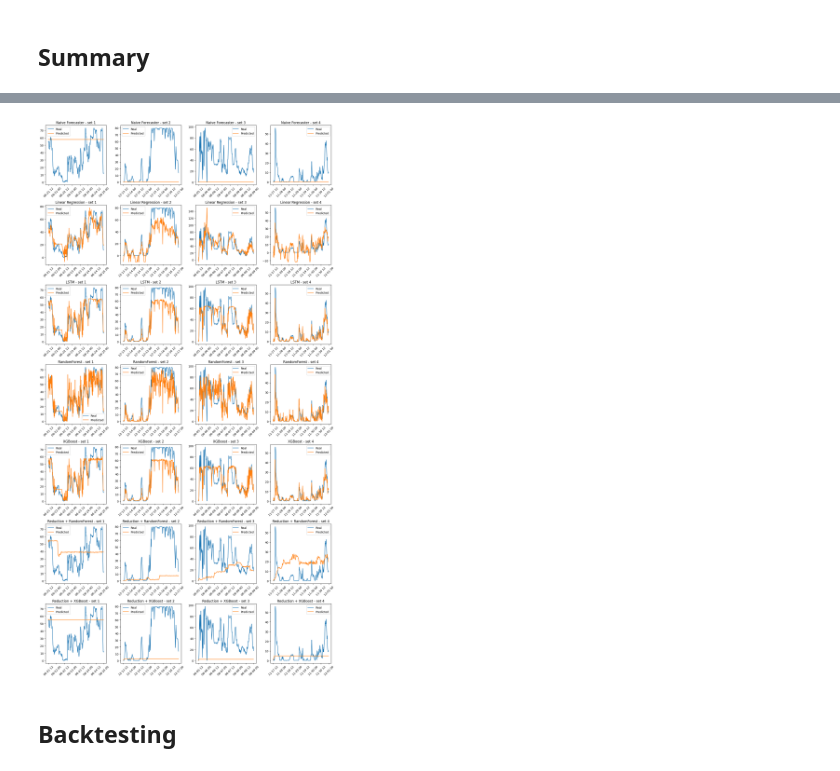
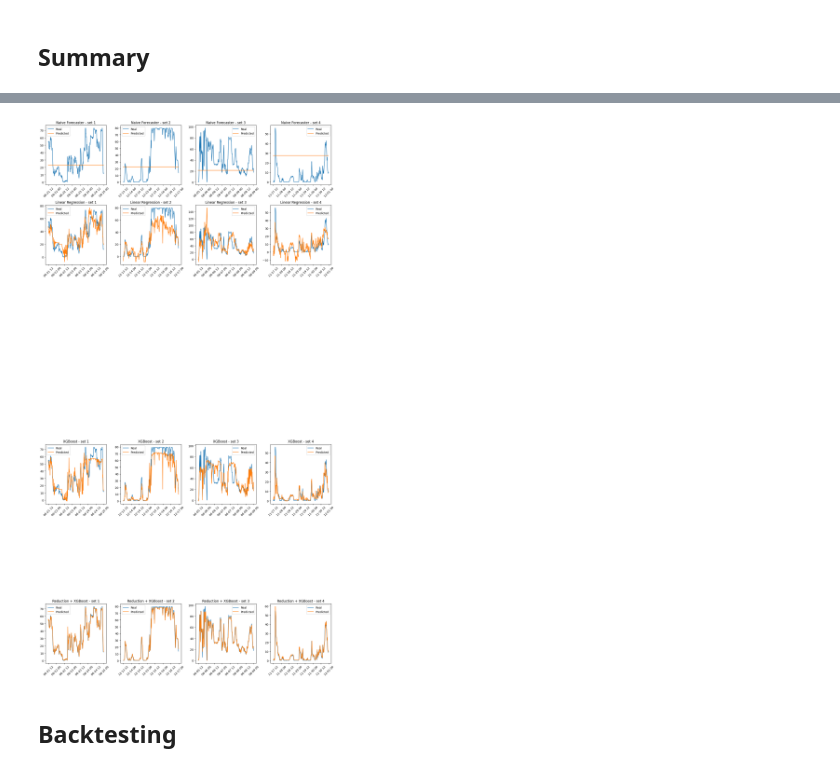
Before and after one commit to hussainv5253/MLProject, a Jupyter notebook: TEST_1_models.ipynb, the cells around one changed output, grey strips where cells are left out. Drawn from its saved outputs; the diff is of its cells as text; code cells hidden in the pictures.

```diff
--- a/TEST_1_models.ipynb
+++ b/TEST_1_models.ipynb
@@ -277,12 +281,14 @@ print(df_wf1.index.freq)
 # %% [markdown]
 ## **Naïve forecaster model**
 # %%
+start_time_naive = time.time()
+
 naive_predictions_dict = {}
 
 for i, (y_train, _) in enumerate(train_datasets, 1):
     y_test, _ = test_datasets[i - 1]
 
-    forecast_naive = NaiveForecaster(strategy="last")
+    forecast_naive = NaiveForecaster(strategy="mean")
     forecasted_naive = forecast_naive.fit(y_train)
 
     forecast_horizon = ForecastingHorizon([i for i in range(1, len(y_test) + 1)])
@@ -295,6 +301,9 @@ y_pred_naive_1 = naive_predictions_dict['predictions_1']
 y_pred_naive_2 = naive_predictions_dict['predictions_2']
 y_pred_naive_3 = naive_predictions_dict['predictions_3']
 y_pred_naive_4 = naive_predictions_dict['predictions_4']
+
+end_time_naive = time.time()
+execution_time_naive = end_time_naive - start_time_naive
 # %% [markdown]
 ## **Linear regression model**
 # %%
@@ -418,19 +462,35 @@ y_pred_reduction_randomforest_4 = predictions_reduction_randomforest_dict['predi
 # %% [markdown]
 ## **Reduction XGBoost model**
 # %%
+start_time_reduction_xgboost = time.time()
+
 predictions_reduction_xgboost_dict = {}
 
 for i, (y_train, X_train) in enumerate(train_datasets, 1):
     y_test, X_test = test_datasets[i - 1]
 
-    #forecaster = make_reduction(xgboost_model, strategy='recursive', window_length=200)
-    forecaster = make_reduction(xgboost_model, strategy='recursive', window_length=5)
+    forecaster = make_reduction(
+        xgboost_model,
+        window_length=6,
+        strategy='recursive',
+        windows_identical=False
+    )
+
+    #forecaster = UpdateEvery(forecaster, update_params=True, period=10)
     forecaster.fit(y_train)
 
-    horizon = list(range(1, len(y_test) + 1))
-    predictions_reductions_recursive = forecaster.predict(fh=horizon)
+    forecast_xgboost = []
 
-    predictions_reduction_xgboost_dict[f'predictions_{i}'] = predictions_reductions_recursive
+    for t in range(len(y_test)):
+
+        y_pred_i = forecaster.predict(fh=1)
+        forecast_xgboost.append(y_pred_i.iloc[0])
+        forecaster.update(y_test.iloc[t:t+1])
+
+    predictions_reduction_xgboost_dict[f'predictions_{i}'] = pd.Series(forecast_xgboost, index=y_test.index)
+
+end_time_reduction_xgboost = time.time()
+execution_time_reduction_xgboost = end_time_reduction_xgboost - start_time_reduction_xgboost
 
 y_pred_reduction_xgboost_1 = predictions_reduction_xgboost_dict['predictions_1']
 y_pred_reduction_xgboost_2 = predictions_reduction_xgboost_dict['predictions_2']
@@ -587,6 +780,7 @@ plt.title('Linear Regression - set 4')
 plt.legend()
 plt.xticks(rotation=45)
 
+"""
 # Plot LSTM
 plt.subplot(7, 4, 9)
 plt.plot(y_test_1, label='Real')
@@ -644,6 +838,8 @@ plt.plot(y_pred_randomforest_4, label='Predicted')
 plt.title('RandomForest - set 4')
 plt.legend()
 plt.xticks(rotation=45)
+"""
+
 
 # Plot XGBoost
 plt.subplot(7, 4, 17)
@@ -674,6 +870,7 @@ plt.title('XGBoost - set 4')
 plt.legend()
 plt.xticks(rotation=45)
 
+"""
 # Plot Reduction + RandomForest
 plt.subplot(7, 4, 21)
 plt.plot(y_test_1, label='Real')
@@ -702,40 +899,41 @@ plt.plot(y_pred_reduction_randomforest_4, label='Predicted')
 plt.title('Reduction + RandomForest - set 4')
 plt.legend()
 plt.xticks(rotation=45)
+"""
 
 # Plot Reduction + XGBoost
 plt.subplot(7, 4, 25)
 plt.plot(y_test_1, label='Real')
 plt.plot(y_pred_reduction_xgboost_1, label='Predicted')
 plt.title('Reduction + XGBoost - set 1')
 plt.legend()
 plt.xticks(rotation=45)
 
 plt.subplot(7, 4, 26)
 plt.plot(y_test_2, label='Real')
 plt.plot(y_pred_reduction_xgboost_2, label='Predicted')
 plt.title('Reduction + XGBoost - set 2')
 plt.legend()
 plt.xticks(rotation=45)
 
 plt.subplot(7, 4, 27)
 plt.plot(y_test_3, label='Real')
 plt.plot(y_pred_reduction_xgboost_3, label='Predicted')
 plt.title('Reduction + XGBoost - set 3')
 plt.legend()
 plt.xticks(rotation=45)
 
 plt.subplot(7, 4, 28)
 plt.plot(y_test_4, label='Real')
 plt.plot(y_pred_reduction_xgboost_4, label='Predicted')
 plt.title('Reduction + XGBoost - set 4')
 plt.legend()
 plt.xticks(rotation=45)
 
 plt.tight_layout()
 plt.show()
 # %% [output]
-[figure, old version]
+[figure, new version]
 # %% [markdown]
 ## **Backtesting**
 # %%
```
Also changed, not shown: parts of 17 cells of this notebook, 3 other files.
